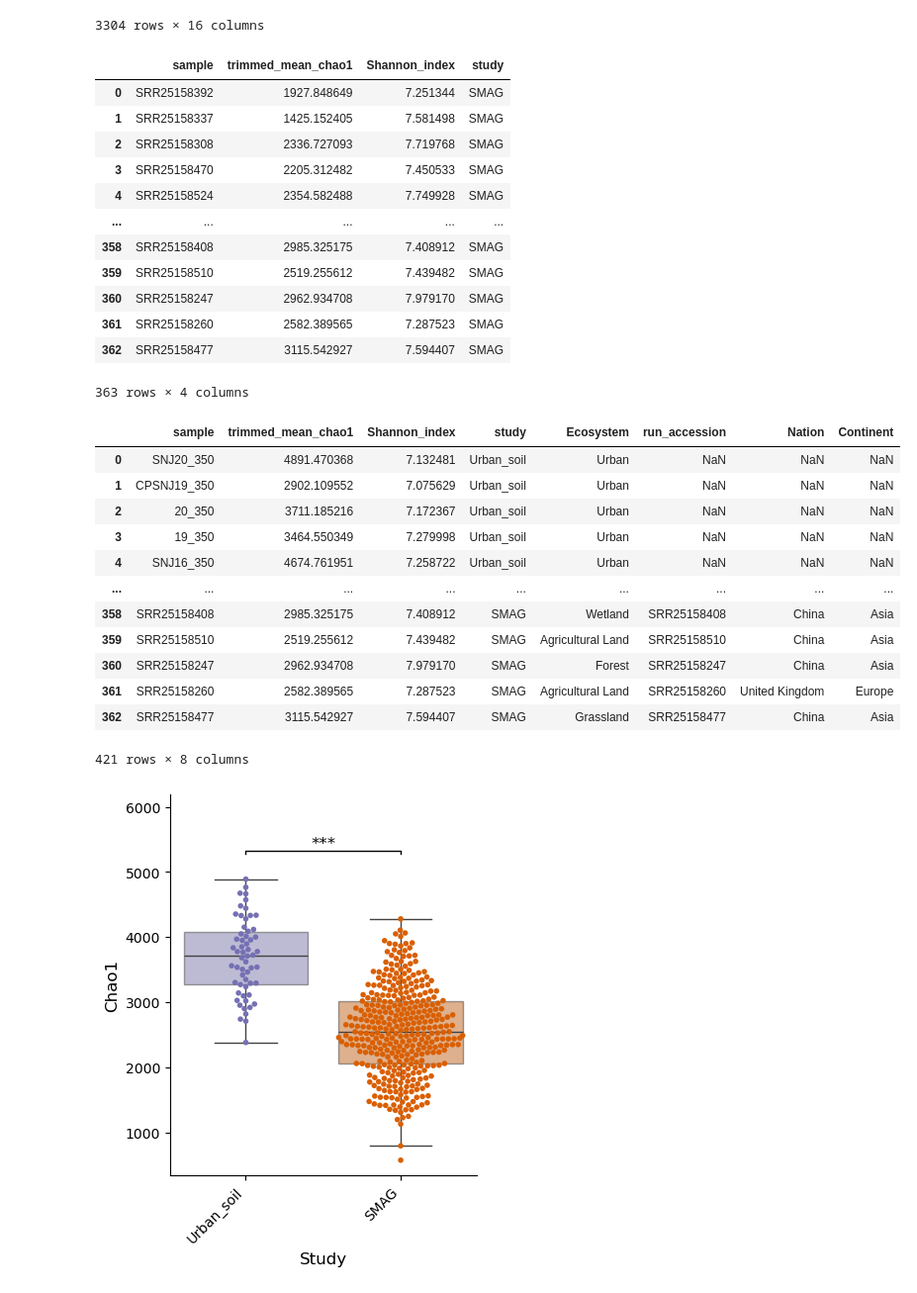
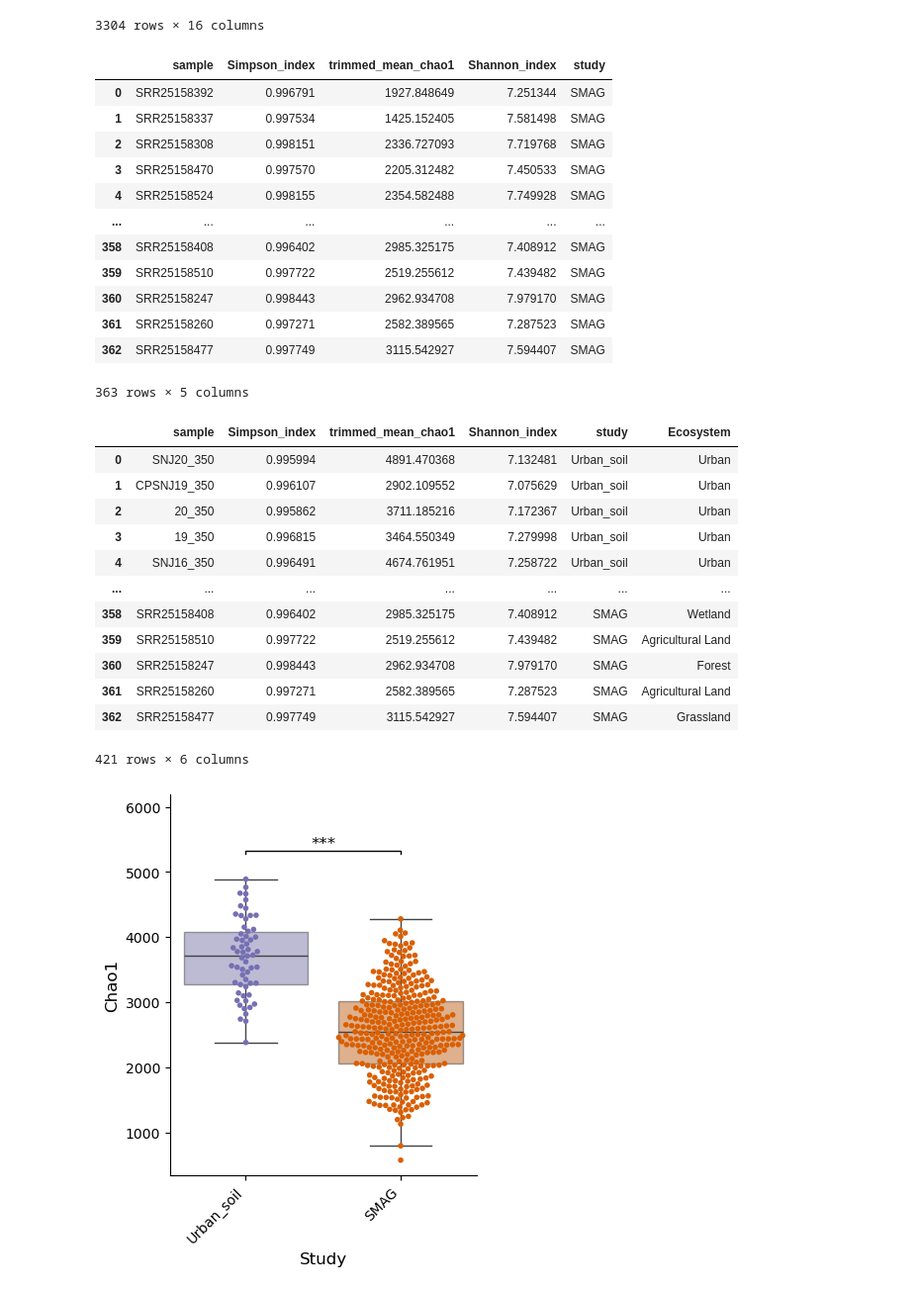
Before and after one commit to BigDataBiology/Duan2026_urban_soil, a Jupyter notebook: analysis/smag_comparison/smag_comparison.ipynb, the cells around one changed output. Shown at 99% size. Cells and saved outputs as stored; diff of their text form; code cells hidden in the pictures.

Commit message:
add(data): SMAG comaprison notebook

```diff
--- a/analysis/smag_comparison/smag_comparison.ipynb
+++ b/analysis/smag_comparison/smag_comparison.ipynb
@@ -11,7 +11,7 @@ import seaborn as sns
 import matplotlib.pyplot as plt
 plt.rcParams['svg.fonttype'] = 'none'
 # %%
-ena_meta = pl.read_csv("ena_meta.tsv", separator="\t").to_pandas()
+ena_meta = pl.read_csv("results/ena_meta.tsv", separator="\t").to_pandas()
 ena_meta
 # %% [output]
 |  | run_accession | study_accession | sample_accession | experiment_accession | tax_id | scientific_name | ... |
@@ -28,7 +28,7 @@ ena_meta
 | 362 | SRR25158537 | PRJNA983538 | SAMN35729406 | SRX20906450 | 410658 | soil metagenome | ... |
 363 rows × 10 columns
 # %%
-smag_meta = pl.read_excel('smag_metadata.xlsx',  read_options={"header_row": 1}).to_pandas()
+smag_meta = pl.read_excel('results/smag_metadata.xlsx',  read_options={"header_row": 1}).to_pandas()
 smag_meta
 # %% [output]
 |  | Sample | user_genome | mag_num | Project | Source | Nation | Continent | Ecosystem | Paired_seqs | Lat | ... |
@@ -62,21 +62,21 @@ smag_meta
 | 3303 | Z5xia_BDME190025996 | Z5xia_Bbin | 14 | hzbay | In-house Data | China | Asia | Wetland | 76216642 | 30.590000 | ... |
 3304 rows × 16 columns
 # %%
-smag_diversity = pl.read_csv('results/SMAG_all.csv').to_pandas()
+smag_diversity = pl.read_csv('alpha_diversity/results/SMAG_all.csv').to_pandas()
 smag_diversity
 # %% [output]
-|  | sample | trimmed_mean_chao1 | Shannon_index | study |
-| 0 | SRR25158392 | 1927.848649 | 7.251344 | SMAG |
-| 1 | SRR25158337 | 1425.152405 | 7.581498 | SMAG |
-| 2 | SRR25158308 | 2336.727093 | 7.719768 | SMAG |
-| 3 | SRR25158470 | 2205.312482 | 7.450533 | SMAG |
-| 4 | SRR25158524 | 2354.582488 | 7.749928 | SMAG |
-| ... | ... | ... | ... | ... |
-| 358 | SRR25158408 | 2985.325175 | 7.408912 | SMAG |
-| 359 | SRR25158510 | 2519.255612 | 7.439482 | SMAG |
-| 360 | SRR25158247 | 2962.934708 | 7.979170 | SMAG |
-| 361 | SRR25158260 | 2582.389565 | 7.287523 | SMAG |
-| 362 | SRR25158477 | 3115.542927 | 7.594407 | SMAG |
+|  | sample | Simpson_index | trimmed_mean_chao1 | Shannon_index | study |
+| 0 | SRR25158392 | 0.996791 | 1927.848649 | 7.251344 | SMAG |
+| 1 | SRR25158337 | 0.997534 | 1425.152405 | 7.581498 | SMAG |
+| 2 | SRR25158308 | 0.998151 | 2336.727093 | 7.719768 | SMAG |
+| 3 | SRR25158470 | 0.997570 | 2205.312482 | 7.450533 | SMAG |
+| 4 | SRR25158524 | 0.998155 | 2354.582488 | 7.749928 | SMAG |
+| ... | ... | ... | ... | ... | ... |
+| 358 | SRR25158408 | 0.996402 | 2985.325175 | 7.408912 | SMAG |
+| 359 | SRR25158510 | 0.997722 | 2519.255612 | 7.439482 | SMAG |
+| 360 | SRR25158247 | 0.998443 | 2962.934708 | 7.979170 | SMAG |
+| 361 | SRR25158260 | 0.997271 | 2582.389565 | 7.287523 | SMAG |
+| 362 | SRR25158477 | 0.997749 | 3115.542927 | 7.594407 | SMAG |
-363 rows × 4 columns
+363 rows × 5 columns
 # %%
 smag_diversity = pd.merge(smag_diversity,smag_meta[['run_accession','Ecosystem', 'Nation', 'Continent']],left_on='sample', right_on='run_accession', how='left')
@@ -83,23 +85,23 @@ smag_diversity = pd.merge(smag_diversity,smag_meta[['run_accession','Ecosystem',
 # %%
-shanghai_diversity = pl.read_csv('results/shanghai_all.csv').to_pandas()
+shanghai_diversity = pl.read_csv('alpha_diversity/results/shanghai_all.csv').to_pandas()
 shanghai_diversity["Ecosystem"] = "Urban"
 # %%
 df = pd.concat([shanghai_diversity, smag_diversity])
-df
+df[["sample","Simpson_index","trimmed_mean_chao1","Shannon_index","study","Ecosystem"]]
 # %% [output]
-|  | sample | trimmed_mean_chao1 | Shannon_index | study | Ecosystem | run_accession | Nation | Continent |
-| 0 | SNJ20_350 | 4891.470368 | 7.132481 | Urban_soil | Urban | NaN | NaN | NaN |
-| 1 | CPSNJ19_350 | 2902.109552 | 7.075629 | Urban_soil | Urban | NaN | NaN | NaN |
-| 2 | 20_350 | 3711.185216 | 7.172367 | Urban_soil | Urban | NaN | NaN | NaN |
-| 3 | 19_350 | 3464.550349 | 7.279998 | Urban_soil | Urban | NaN | NaN | NaN |
-| 4 | SNJ16_350 | 4674.761951 | 7.258722 | Urban_soil | Urban | NaN | NaN | NaN |
-| ... | ... | ... | ... | ... | ... | ... | ... | ... |
-| 358 | SRR25158408 | 2985.325175 | 7.408912 | SMAG | Wetland | SRR25158408 | China | Asia |
-| 359 | SRR25158510 | 2519.255612 | 7.439482 | SMAG | Agricultural Land | SRR25158510 | China | Asia |
-| 360 | SRR25158247 | 2962.934708 | 7.979170 | SMAG | Forest | SRR25158247 | China | Asia |
-| 361 | SRR25158260 | 2582.389565 | 7.287523 | SMAG | Agricultural Land | SRR25158260 | United Kingdom | Europe |
-| 362 | SRR25158477 | 3115.542927 | 7.594407 | SMAG | Grassland | SRR25158477 | China | Asia |
+|  | sample | Simpson_index | trimmed_mean_chao1 | Shannon_index | study | Ecosystem |
+| 0 | SNJ20_350 | 0.995994 | 4891.470368 | 7.132481 | Urban_soil | Urban |
+| 1 | CPSNJ19_350 | 0.996107 | 2902.109552 | 7.075629 | Urban_soil | Urban |
+| 2 | 20_350 | 0.995862 | 3711.185216 | 7.172367 | Urban_soil | Urban |
+| 3 | 19_350 | 0.996815 | 3464.550349 | 7.279998 | Urban_soil | Urban |
+| 4 | SNJ16_350 | 0.996491 | 4674.761951 | 7.258722 | Urban_soil | Urban |
+| ... | ... | ... | ... | ... | ... | ... |
+| 358 | SRR25158408 | 0.996402 | 2985.325175 | 7.408912 | SMAG | Wetland |
+| 359 | SRR25158510 | 0.997722 | 2519.255612 | 7.439482 | SMAG | Agricultural Land |
+| 360 | SRR25158247 | 0.998443 | 2962.934708 | 7.979170 | SMAG | Forest |
+| 361 | SRR25158260 | 0.997271 | 2582.389565 | 7.287523 | SMAG | Agricultural Land |
+| 362 | SRR25158477 | 0.997749 | 3115.542927 | 7.594407 | SMAG | Grassland |
-421 rows × 8 columns
+421 rows × 6 columns
 # %%
 custom_palette = {
     'Urban_soil': '#7570b3',
```
Also changed, not shown: parts of 9 cells of this notebook, 6 other files.
